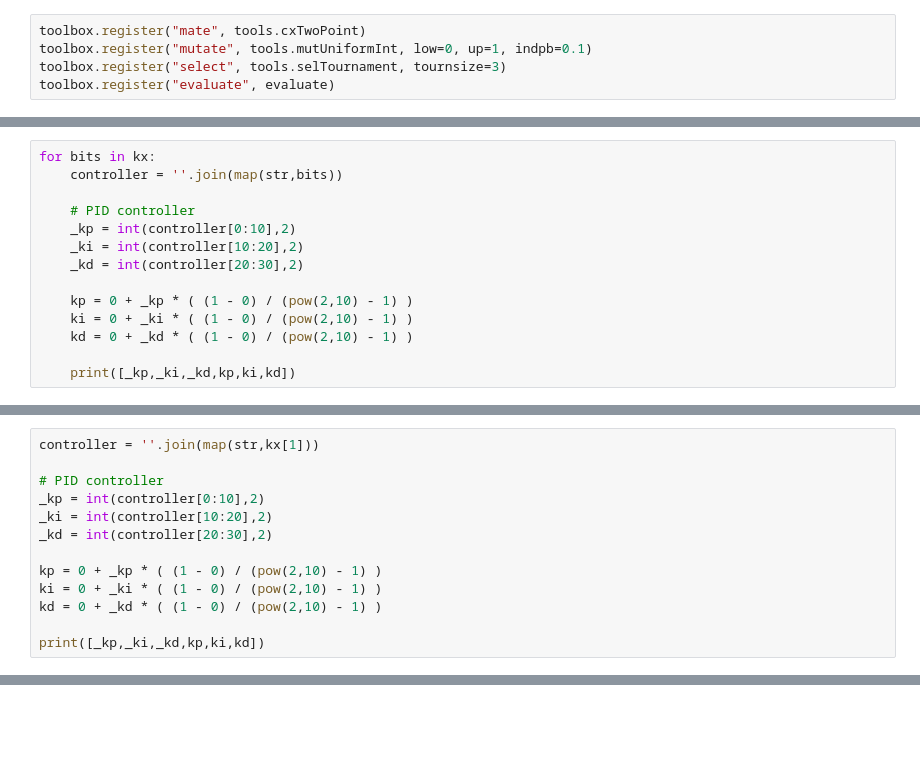
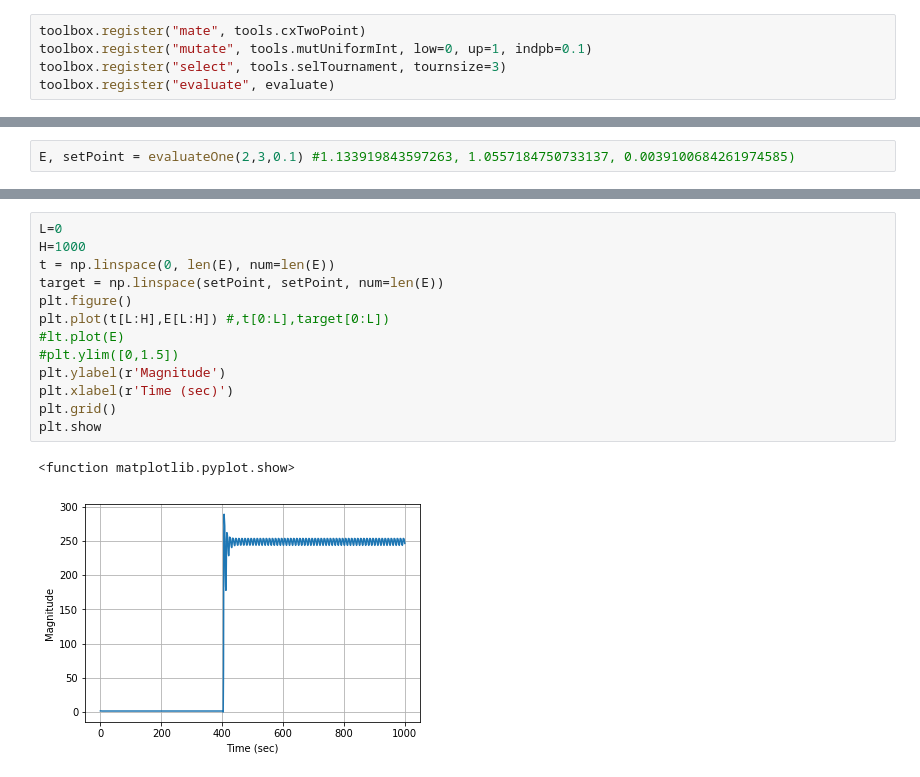
Before and after one commit to nojair/finaltry, a Jupyter notebook: Tesis.ipynb, the cells around one changed output, grey strips where cells are left out. Drawn from its saved outputs; the diff is of its cells as text; blank space fills up the shorter version.

```diff
--- a/Tesis.ipynb
+++ b/Tesis.ipynb
@@ -455,14 +507,0 @@ kx = main()
-# %%
-for bits in kx:
-    controller = ''.join(map(str,bits))
-
-    # PID controller
-    _kp = int(controller[0:10],2)
-    _ki = int(controller[10:20],2)
-    _kd = int(controller[20:30],2)
-
-    kp = 0 + _kp * ( (1 - 0) / (pow(2,10) - 1) )
-    ki = 0 + _ki * ( (1 - 0) / (pow(2,10) - 1) )
-    kd = 0 + _kd * ( (1 - 0) / (pow(2,10) - 1) )
-
-    print([_kp,_ki,_kd,kp,ki,kd])
@@ -487,13 +507,0 @@ for bits in kx:
-# %%
-controller = ''.join(map(str,kx[1]))
-
-# PID controller
-_kp = int(controller[0:10],2)
-_ki = int(controller[10:20],2)
-_kd = int(controller[20:30],2)
-
-kp = 0 + _kp * ( (1 - 0) / (pow(2,10) - 1) )
-ki = 0 + _ki * ( (1 - 0) / (pow(2,10) - 1) )
-kd = 0 + _kd * ( (1 - 0) / (pow(2,10) - 1) )
-
-print([_kp,_ki,_kd,kp,ki,kd])
@@ -501,0 +609,2 @@ print([_kp,_ki,_kd,kp,ki,kd])
+# %%
+E, setPoint = evaluateOne(2,3,0.1) #1.133919843597263, 1.0557184750733137, 0.0039100684261974585)
@@ -501,0 +629,16 @@ print([_kp,_ki,_kd,kp,ki,kd])
+# %%
+L=0
+H=1000
+t = np.linspace(0, len(E), num=len(E))
+target = np.linspace(setPoint, setPoint, num=len(E))
+plt.figure()
+plt.plot(t[L:H],E[L:H]) #,t[0:L],target[0:L])
+#lt.plot(E)
+#plt.ylim([0,1.5])
+plt.ylabel(r'Magnitude')
+plt.xlabel(r'Time (sec)')
+plt.grid()
+plt.show
+# %% [output]
+<function matplotlib.pyplot.show>
+[figure, added]
```
Also changed, not shown: parts of 27 cells of this notebook, 20 other files.
